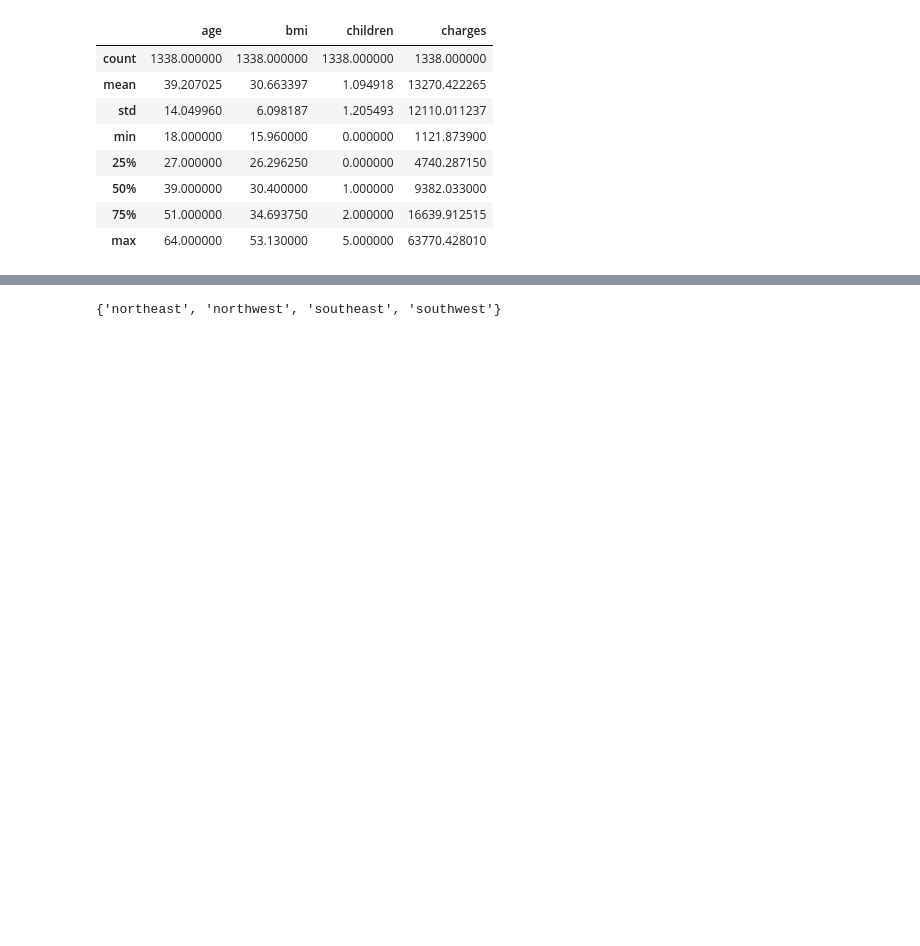
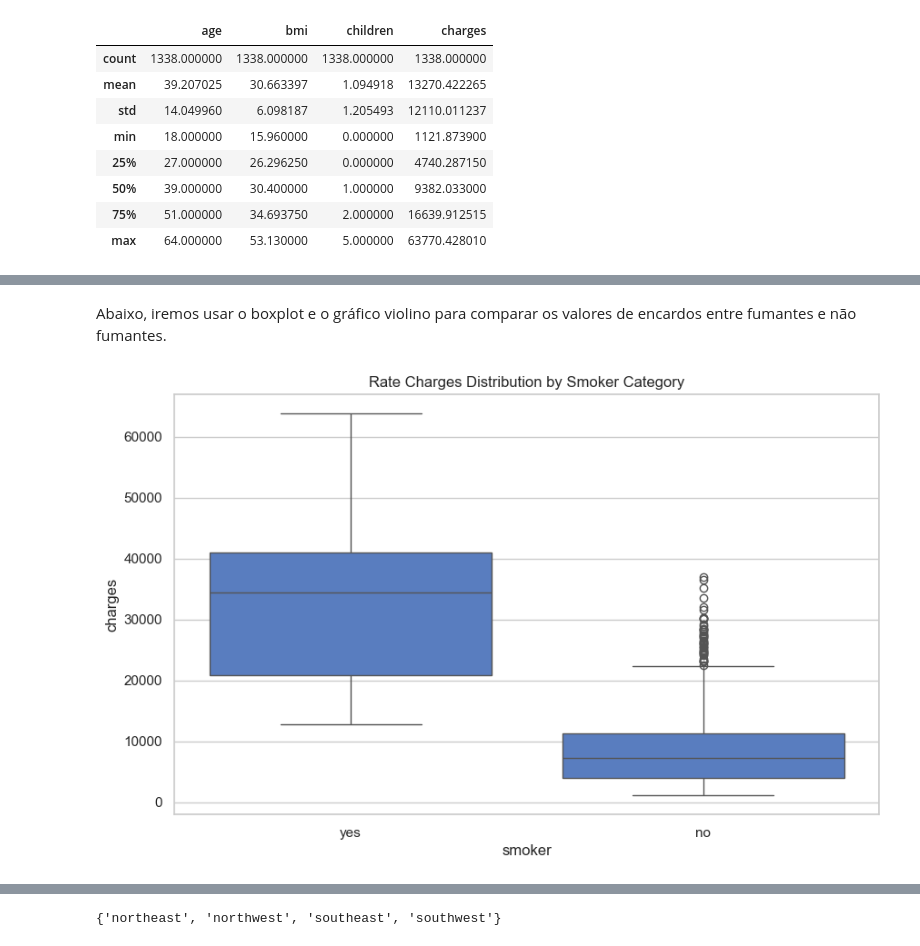
Before and after one commit to lucasrarruda/AI4DEV, a Jupyter notebook: Phase1/ML_Challenge/InsuranceValuePrediction.ipynb, the cells around one changed output, grey strips where cells are left out. Cells and saved outputs as stored; diff of their text form; code cells hidden in the pictures; blank space fills up the shorter version.

```diff
--- a/Phase1/ML_Challenge/InsuranceValuePrediction.ipynb
+++ b/Phase1/ML_Challenge/InsuranceValuePrediction.ipynb
@@ -55,0 +71,16 @@ dataset.describe()
+# %% [markdown]
+Abaixo, iremos usar o boxplot e o gráfico violino para comparar os valores de encardos entre fumantes e não fumantes.
+# %%
+import matplotlib.pyplot as plt
+
+def compare_charges_distribution(xlabel, ylabel, title):
+    plt.figure(figsize=(10, 6))
+    sb.boxplot(x=xlabel, y=ylabel, data=dataset)
+    plt.title(title)
+    plt.xlabel(xlabel)
+    plt.ylabel(ylabel)
+    plt.show()
+
+compare_charges_distribution(xlabel="smoker", ylabel="charges", title="Rate Charges Distribution by Smoker Category")
+# %% [output]
+[figure, added]
```
Also changed, not shown: parts of 12 cells of this notebook.
